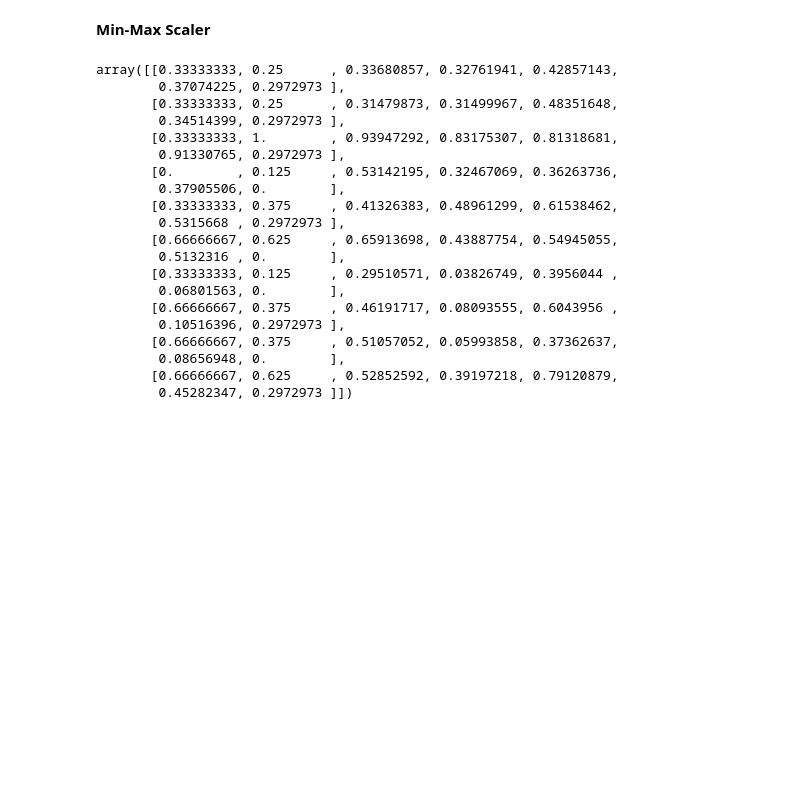
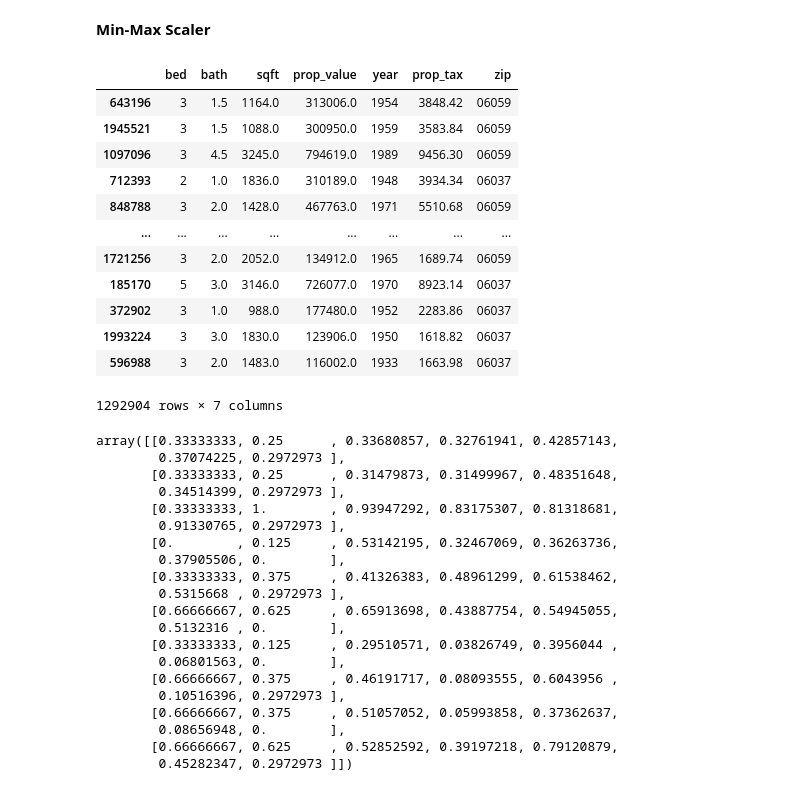
Before and after one commit to Jason-Tellez/regression-exercises, a Jupyter notebook: scaling.ipynb, the cells around one changed output. Saved outputs shown, nothing was run; the diff lists cells and outputs as text; code cells hidden in the pictures; blank space fills up the shorter version.

```diff
--- a/scaling.ipynb
+++ b/scaling.ipynb
@@ -27,6 +27,22 @@ train.shape, validate.shape, test.shape
 ((1292904, 7), (323226, 7), (179570, 7))
 # %% [markdown]
 **Min-Max Scaler**
+# %%
+train
+# %% [output]
+|  | bed | bath | sqft | prop_value | year | prop_tax | zip |
+| 643196 | 3 | 1.5 | 1164.0 | 313006.0 | 1954 | 3848.42 | 06059 |
+| 1945521 | 3 | 1.5 | 1088.0 | 300950.0 | 1959 | 3583.84 | 06059 |
+| 1097096 | 3 | 4.5 | 3245.0 | 794619.0 | 1989 | 9456.30 | 06059 |
+| 712393 | 2 | 1.0 | 1836.0 | 310189.0 | 1948 | 3934.34 | 06037 |
+| 848788 | 3 | 2.0 | 1428.0 | 467763.0 | 1971 | 5510.68 | 06059 |
+| ... | ... | ... | ... | ... | ... | ... | ... |
+| 1721256 | 3 | 2.0 | 2052.0 | 134912.0 | 1965 | 1689.74 | 06059 |
+| 185170 | 5 | 3.0 | 3146.0 | 726077.0 | 1970 | 8923.14 | 06037 |
+| 372902 | 3 | 1.0 | 988.0 | 177480.0 | 1952 | 2283.86 | 06037 |
+| 1993224 | 3 | 3.0 | 1830.0 | 123906.0 | 1950 | 1618.82 | 06037 |
+| 596988 | 3 | 2.0 | 1483.0 | 116002.0 | 1933 | 1663.98 | 06037 |
+1292904 rows × 7 columns
 # %%
 # 1. create the object
 mm_scaler = sklearn.preprocessing.MinMaxScaler()
```
Also changed, not shown: parts of 14 cells of this notebook.
